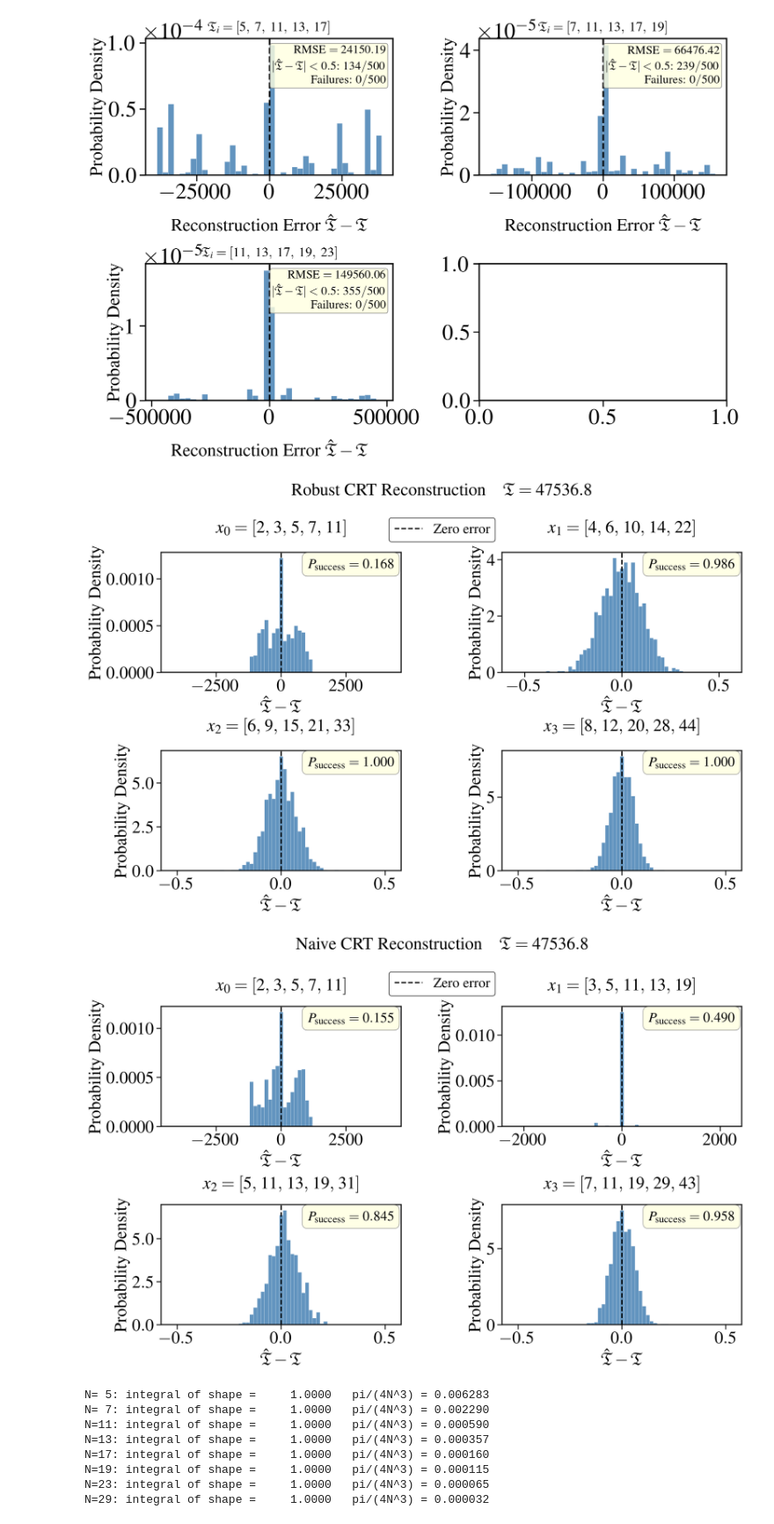
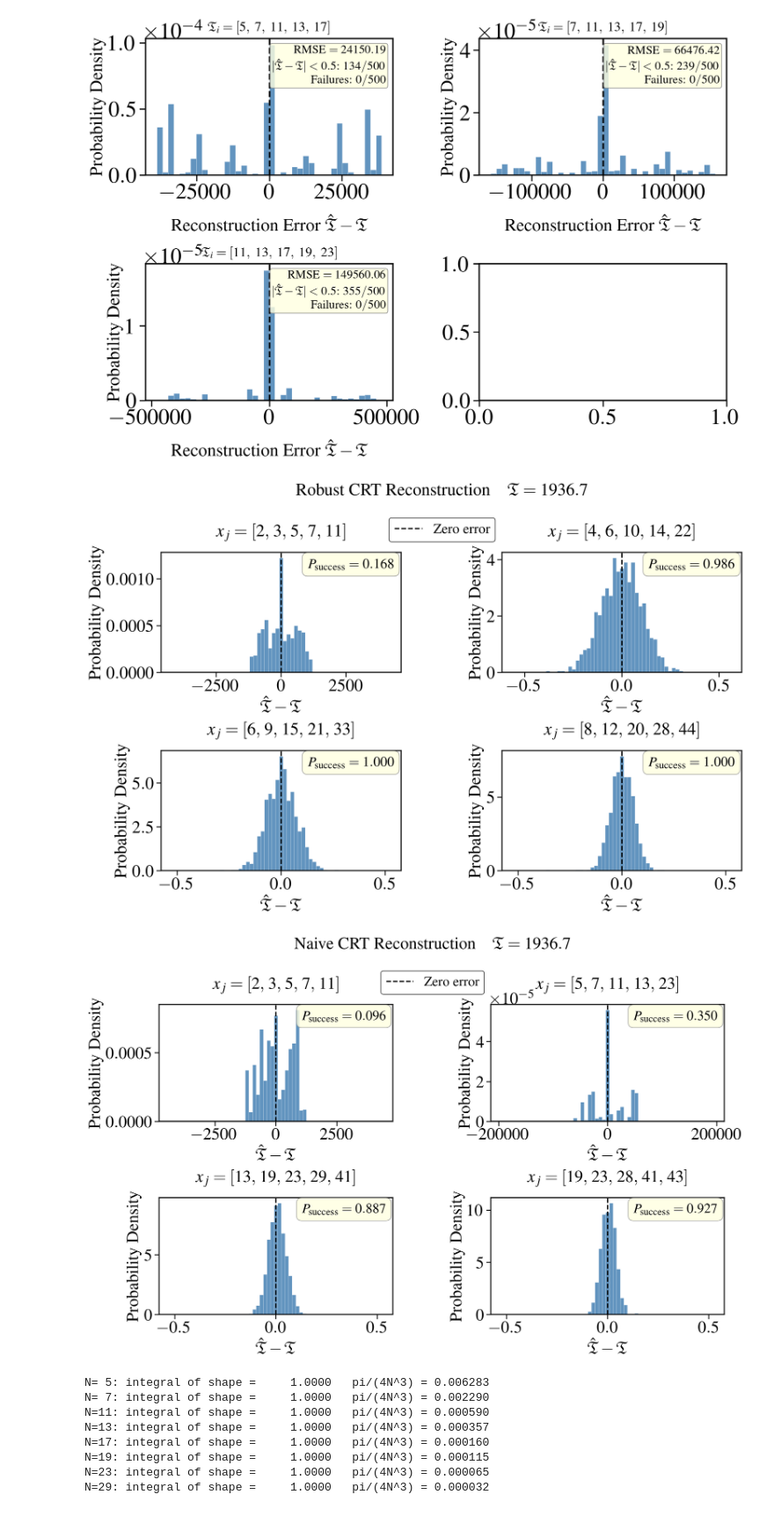
Before and after one commit to garyang3/crt-optimizer, a Jupyter notebook: CRT_error_test_fixed.ipynb, the cells around one changed output. Shown at 88% size. Saved outputs shown, nothing was run; the diff lists cells and outputs as text; code cells hidden in the pictures.

Commit message:
polishing plot

```diff
--- a/CRT_error_test_fixed.ipynb
+++ b/CRT_error_test_fixed.ipynb
@@ -552,7 +552,7 @@ prime_sets_r = [
     4*np.array([2,  3, 5, 7, 11]),
 ]
 
-N_true   = 47536.8
+N_true   = 1936.7
 N_trials = 1000
 rng      = np.random.default_rng(42)
 
@@ -608,7 +608,7 @@ for idx, moduli in enumerate(prime_sets_r):
             bbox=dict(boxstyle='round,pad=0.4', facecolor='lightyellow',
                       edgecolor='gray', alpha=0.8))
 
-    ax.set_title(rf'$x_{{{idx}}} = {moduli_str}$', pad=34, fontsize=30)
+    ax.set_title(rf'$x_{{j}} = {moduli_str}$', pad=28, fontsize=30)
     ax.set_xlabel(r'$\hat{\mathfrak{T}} - \mathfrak{T}$', labelpad=10, fontsize=30)
     ax.set_ylabel('Probability Density', fontsize=30)
 
@@ -624,7 +624,7 @@ fig.savefig('CRT_robust_popt_simulation.svg', bbox_inches='tight')
 fig.savefig('CRT_robust_popt_simulation.pdf', bbox_inches='tight')
 plt.show()
 # %% [output]
-[figure, old version]
+[figure, new version]
 # %%
 import numpy as np
 import matplotlib.pyplot as plt
@@ -683,12 +683,12 @@ def sample_popt_naive(N, size, rng, n_grid=400_000):
 base_primes  = np.array([2, 3, 5, 7, 11])
 prime_sets_r = [
     np.array([2,  3, 5, 7, 11]),
-    np.array([3,  5, 11, 13, 19]),
-    np.array([5, 11, 13, 19, 31]),
-    np.array([7, 11, 19, 29, 43]),
+    np.array([5, 7, 11, 13, 23]),
+    np.array([13, 19, 23, 29, 41]),
+    np.array([19,23,28,41,43])
 ]
 
-N_true   = 47536.8
+N_true   = 1936.7
 N_trials = 1000
 rng      = np.random.default_rng(42)
 
@@ -726,35 +726,35 @@ for idx, moduli in enumerate(prime_sets_r):
     ax.hist(errors_arr, bins=bins,
             color='steelblue', edgecolor='white', linewidth=0.3, alpha=0.85, density=True)
 
     line = ax.axvline(0, color='black', linestyle='--', linewidth=2.2,
                       label='Zero error')
     if legend_handle is None:
         legend_handle = line
 
     moduli_str = r'[' + r',\,'.join(str(m) for m in moduli) + r']'
     stats_text = rf'$P_{{\mathrm{{success}}}} = {p_success:.3f}$'
     ax.text(0.97, 0.95, stats_text, transform=ax.transAxes,
             ha='right', va='top', fontsize=24,
             bbox=dict(boxstyle='round,pad=0.4', facecolor='lightyellow',
                       edgecolor='gray', alpha=0.8))
 
-    ax.set_title(rf'$x_{{{idx}}} = {moduli_str}$', pad=28, fontsize=30)
+    ax.set_title(rf'$x_{{j}} = {moduli_str}$', pad=28, fontsize=30)
     ax.set_xlabel(r'$\hat{\mathfrak{T}} - \mathfrak{T}$', labelpad=10, fontsize=30)
     ax.set_ylabel('Probability Density', fontsize=30)
 
 fig.suptitle(
     r'Naive CRT Reconstruction'
     + rf'\quad $\mathfrak{{T}} = {N_true}$',
     fontsize=30, fontweight='bold', y=0.97
 )
 fig.legend(handles=[legend_handle], loc='upper center',
            bbox_to_anchor=(0.5, 0.91), ncol=1, framealpha=0.9, fontsize=24)
 
 fig.savefig('CRT_naive_popt_simulation.svg', bbox_inches='tight')
 fig.savefig('CRT_naive_popt_simulation.pdf', bbox_inches='tight')
 plt.show()
 # %% [output]
-[figure, old version]
+[figure, new version]
 # %%
 # Verify P_opt(phi; N) — plot normalized PDF for every prime in prime_sets_r
 # and overlay 5000 inverse-CDF samples as a histogram.
```
Also changed, not shown: parts of 2 cells of this notebook, 8 other files.
